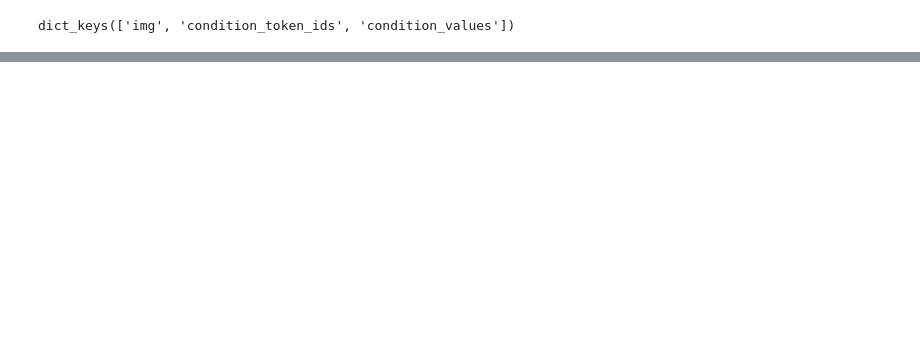
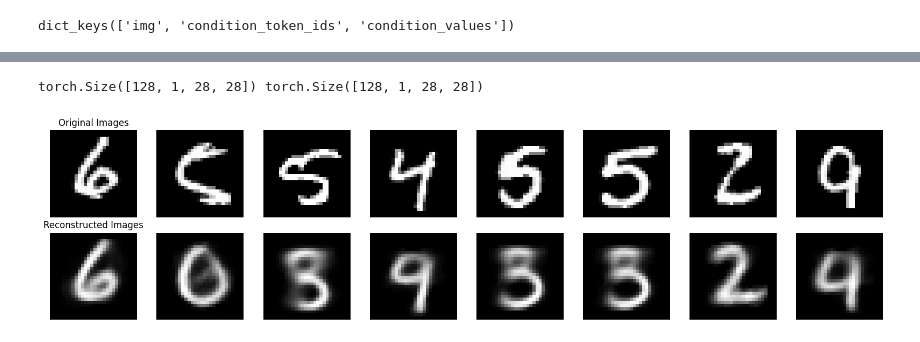
Before and after one commit to D4L-Pigeons/D4L-Hackaton, a Jupyter notebook: notebooks/experiments/pcm-mnist.ipynb, the cells around one changed output, grey strips where cells are left out. Saved outputs shown, nothing was run; the diff lists cells and outputs as text; code cells hidden in the pictures; blank space fills up the shorter version.

Commit message:
Checkpoint before small redesign.

```diff
--- a/notebooks/experiments/pcm-mnist.ipynb
+++ b/notebooks/experiments/pcm-mnist.ipynb
@@ -67,0 +165,8 @@ Condition values: tensor([0.6816, 0.0000, 0.0000, 0.0000])
+# %%
+from src.models.components.chain import ChainAE
+
+chain_cfg = load_config_from_path(
+    file_path=Path("notebooks") / "experiments" / "config" / "pcm-01.yaml"
+)
+chainae = ChainAE(cfg=chain_cfg)
+chainae
@@ -67,0 +216,8 @@ Condition values: tensor([0.6816, 0.0000, 0.0000, 0.0000])
+# %%
+loaded_chainae = ChainAE.load_from_checkpoint(
+    checkpoint_path=Path("lightning_logs")
+    / "version_9"
+    / "checkpoints"
+    / "epoch=99-step=46900.ckpt",
+    cfg=chain_cfg,
+)
@@ -67,0 +226,14 @@ Condition values: tensor([0.6816, 0.0000, 0.0000, 0.0000])
+# %%
+dataloader_iter = iter(cmnist_val_dataloader)
+# %%
+batch = next(dataloader_iter)
+org_imgs = batch["img"].clone()
+batch["condition_token_ids"].shape
+reconstructed_imgs = loaded_chainae(batch)["img"]
+
+print(org_imgs.shape, reconstructed_imgs.shape)
+
+plot_original_vs_reconstructed(org_imgs, reconstructed_imgs, num_images=8)
+# %% [output]
+torch.Size([128, 1, 28, 28]) torch.Size([128, 1, 28, 28])
+[figure, added]
```
Also changed, not shown: parts of 17 cells of this notebook, 31 other files.
